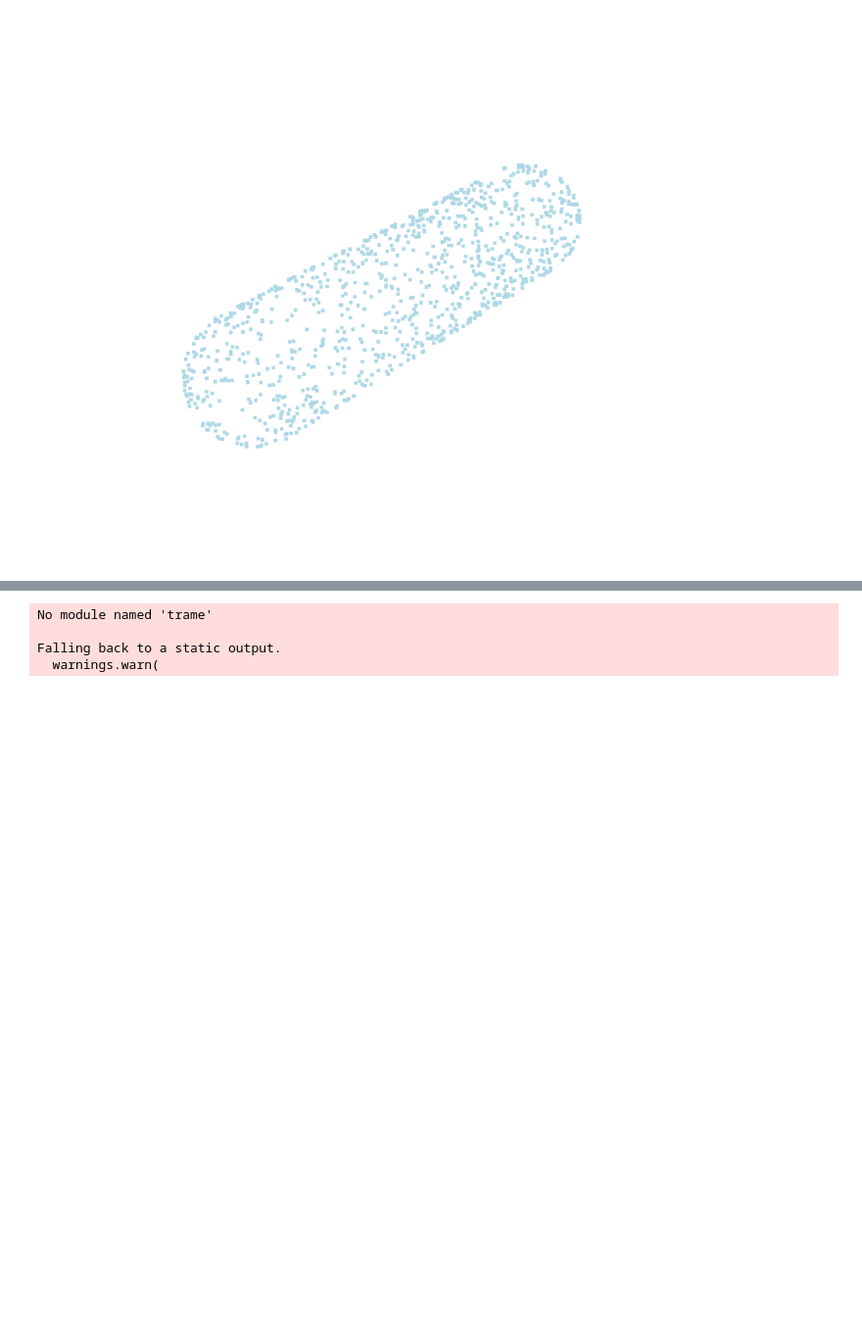
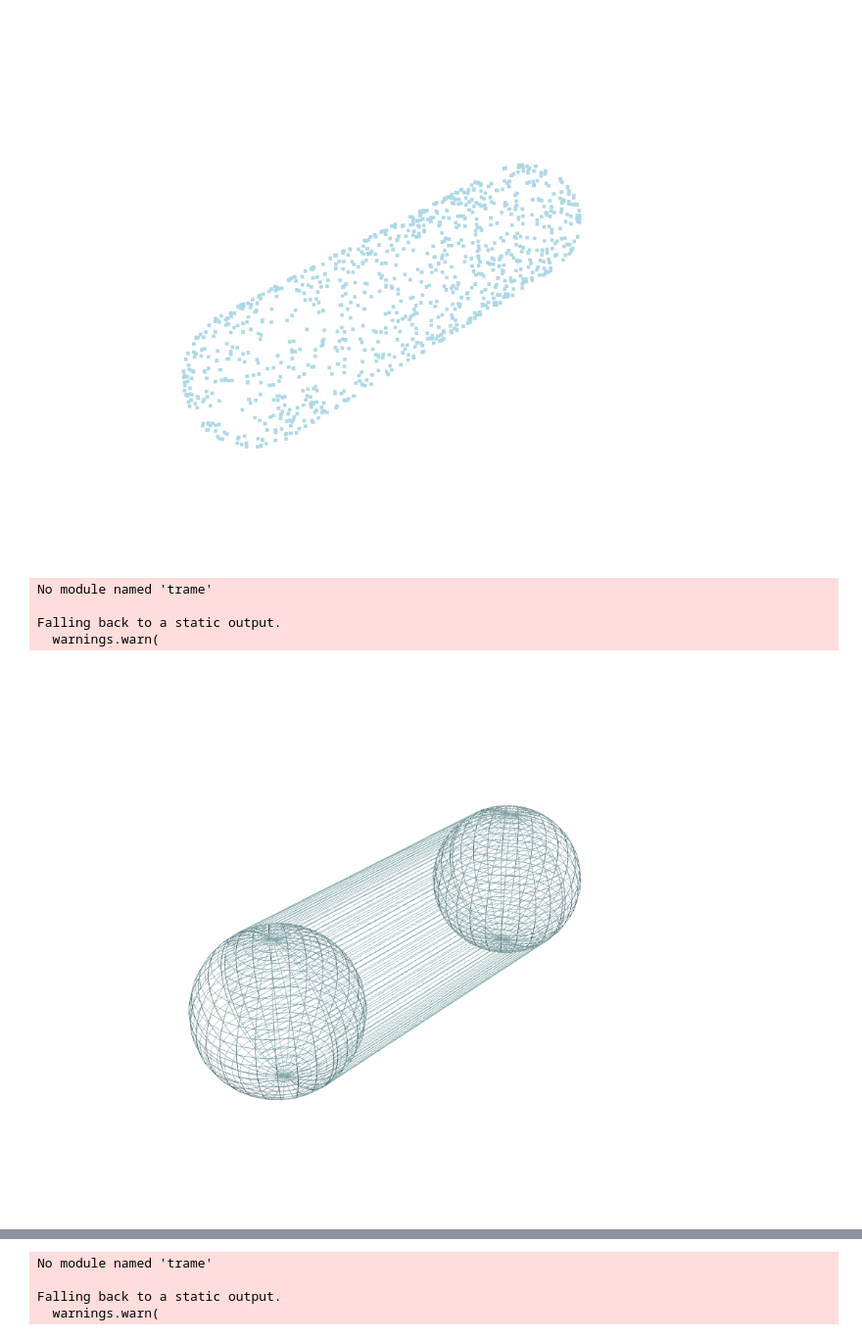
Before and after one commit to biosimulators/Biosimulators_simularium, a Jupyter notebook: biosimulators_simularium/viz.ipynb, the cells around one changed output, grey strips where cells are left out. Shown at 98% size. Cells and saved outputs as stored; diff of their text form; code cells hidden in the pictures; blank space fills up the shorter version.

```diff
--- a/biosimulators_simularium/viz.ipynb
+++ b/biosimulators_simularium/viz.ipynb
@@ -113,2 +242,12 @@ p = pv.Plotter()
+# %%
+p = pv.Plotter()
+p.add_mesh(cap, style='wireframe')
+p.show()
+# %% [output]
+No module named 'trame'
+
+Falling back to a static output.
+  warnings.warn(
+[figure, added]
 # %%
 
```
Also changed, not shown: parts of 13 cells of this notebook, 8 other files.
